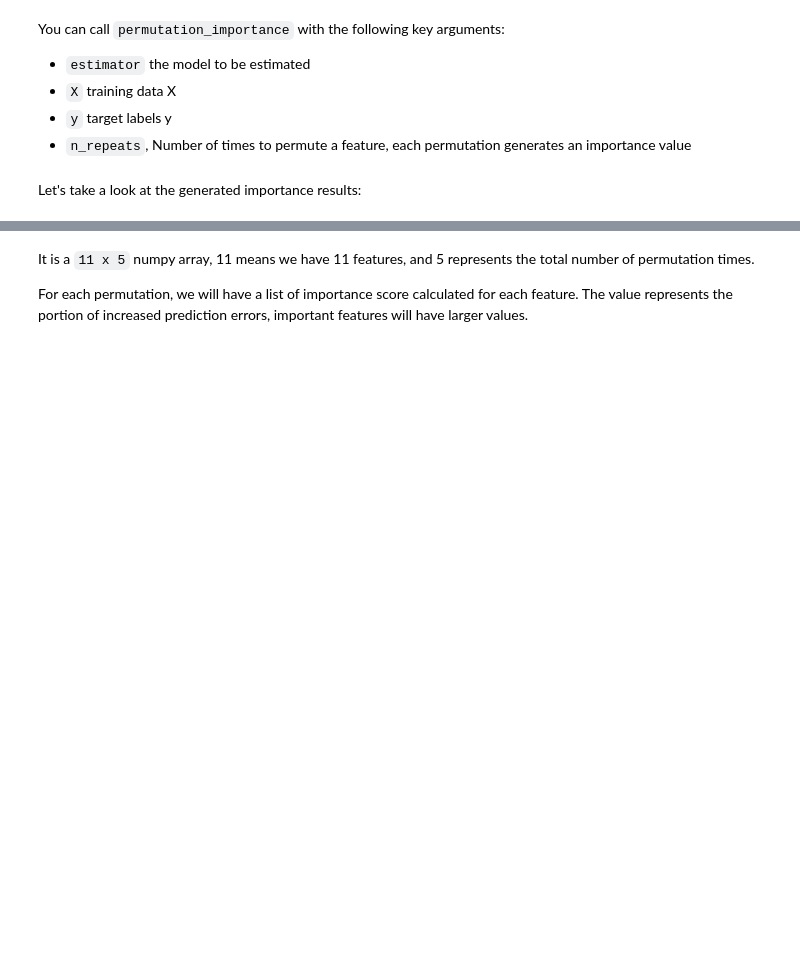
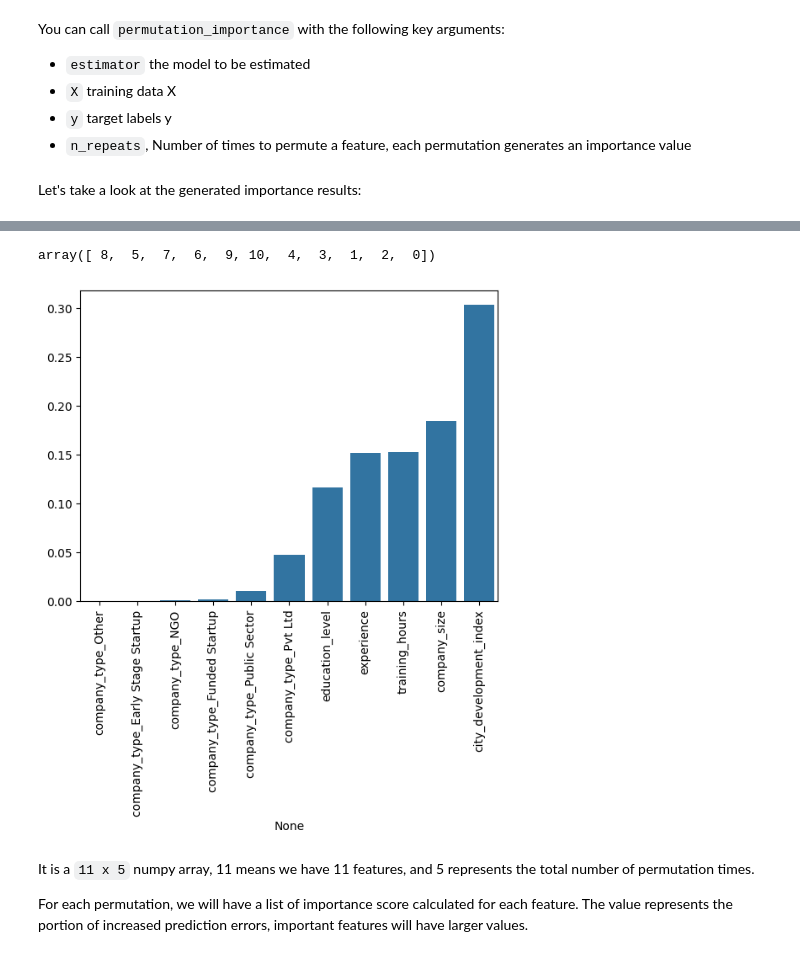
Before and after one commit to MassGH2023/Supervised-Machine-Learning-Classification, a Jupyter notebook: model_explanations.ipynb, the cells around one changed output, grey strips where cells are left out. Cells and saved outputs as stored; diff of their text form; code cells hidden in the pictures; blank space fills up the shorter version.

```diff
--- a/model_explanations.ipynb
+++ b/model_explanations.ipynb
@@ -142,3 +189,16 @@ feature_importances.importances
+# %%
+feature_importances.importances_mean.argsort()
+# %% [output]
+array([ 8,  5,  7,  6,  9, 10,  4,  3,  1,  2,  0])
+# %%
+v = feature_importances.importances_mean[feature_importances.importances_mean.argsort()].T
+# %%
+h = X.columns[feature_importances.importances_mean.argsort()]
+# %%
+sns.barplot(x = h, y = v)
+plt.xticks(rotation = 90);
+# %% [output]
+[figure, added]
 # %% [markdown]
 It is a `11 x 5` numpy array, 11 means we have 11 features, and 5 represents the total number of permutation times.
 
```
Also changed, not shown: parts of 19 cells of this notebook.
